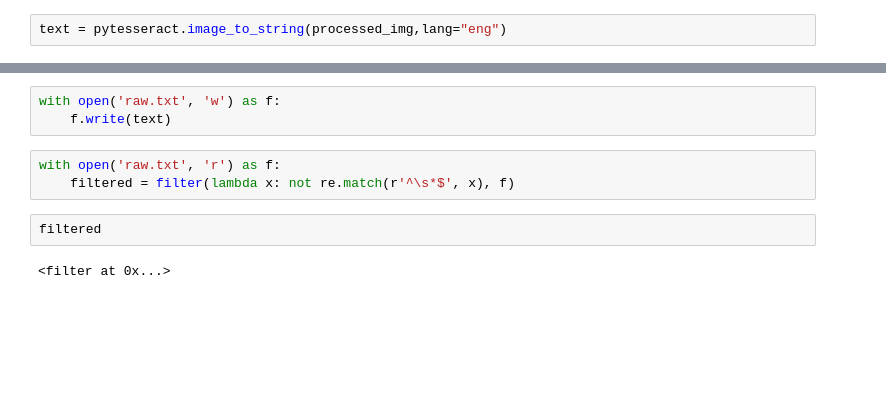
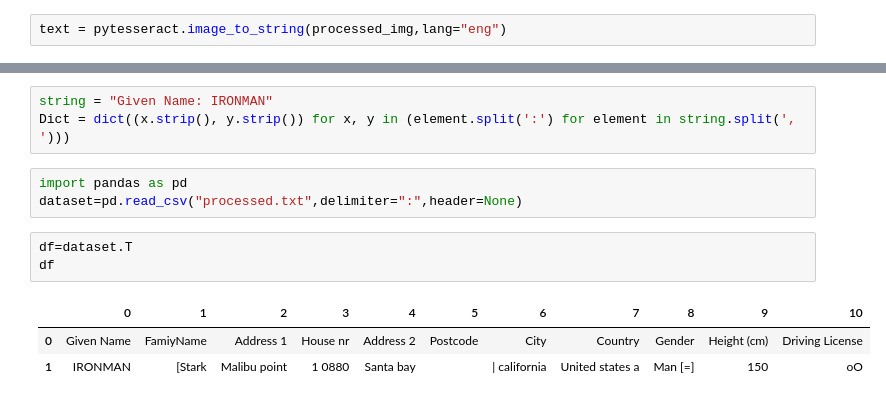
Before and after one commit to isapansoni/ocr_detection, a Jupyter notebook: ocr_detection.ipynb, the cells around one changed output, grey strips where cells are left out. Drawn from its saved outputs; the diff is of its cells as text; blank space fills up the shorter version.

```diff
--- a/ocr_detection.ipynb
+++ b/ocr_detection.ipynb
@@ -88,10 +88,13 @@ str
-# %%
-with open('raw.txt', 'w') as f:
-    f.write(text)
-# %%
-with open('raw.txt', 'r') as f:
-    filtered = filter(lambda x: not re.match(r'^\s*$', x), f)
-# %%
-filtered
-# %% [output]
-<filter at 0x...>
+# %%
+string = "Given Name: IRONMAN"
+Dict = dict((x.strip(), y.strip()) for x, y in (element.split(':') for element in string.split(', ')))
+# %%
+import pandas as pd
+dataset=pd.read_csv("processed.txt",delimiter=":",header=None)
+# %%
+df=dataset.T
+df
+# %% [output]
+|  | 0 | 1 | 2 | 3 | 4 | 5 | 6 | 7 | 8 | 9 | 10 |
+| 0 | Given Name | FamiyName | Address 1 | House nr | Address 2 | Postcode | City | Country | Gender | Height (cm) | Driving License |
+| 1 | IRONMAN | [Stark | Malibu point | 1 0880 | Santa bay |  | | california | United states a | Man [=] | 150 | oO |
```
Also changed, not shown: parts of 5 cells of this notebook, 7 other files.
